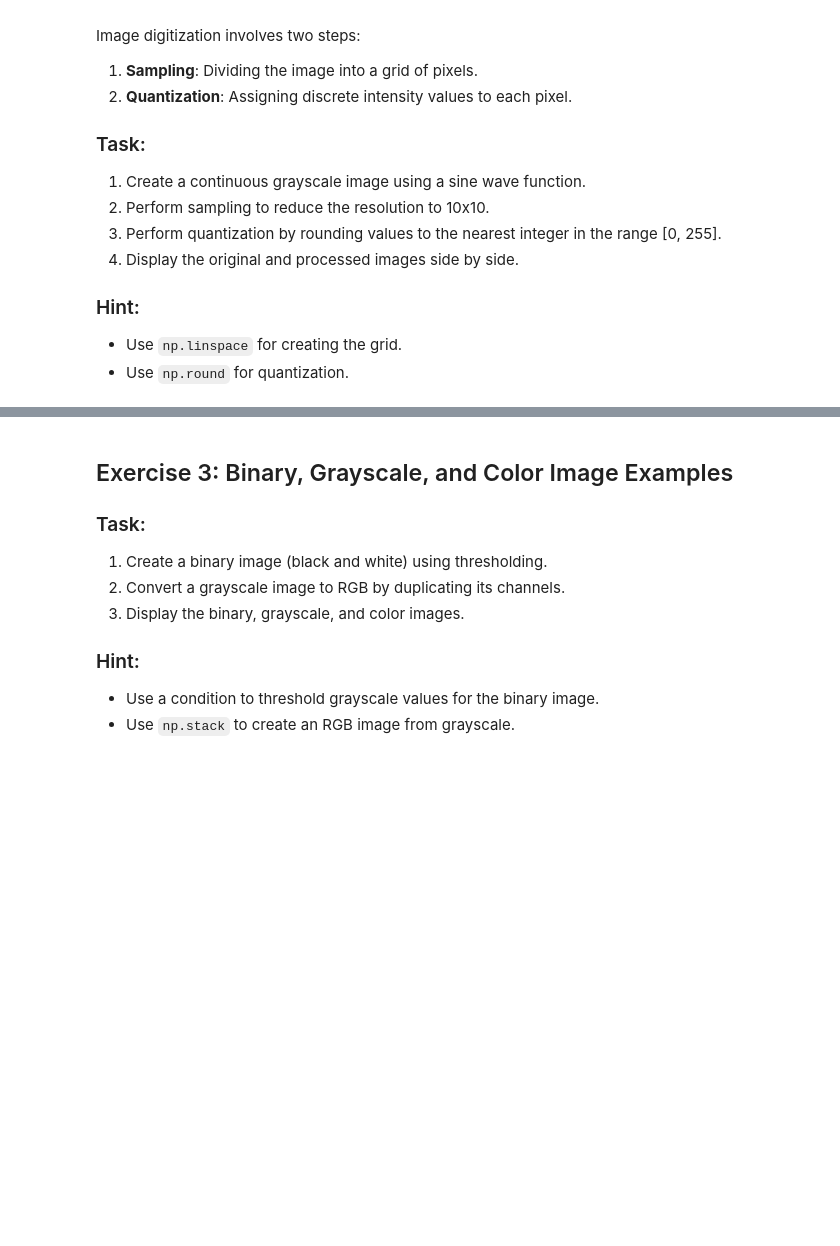
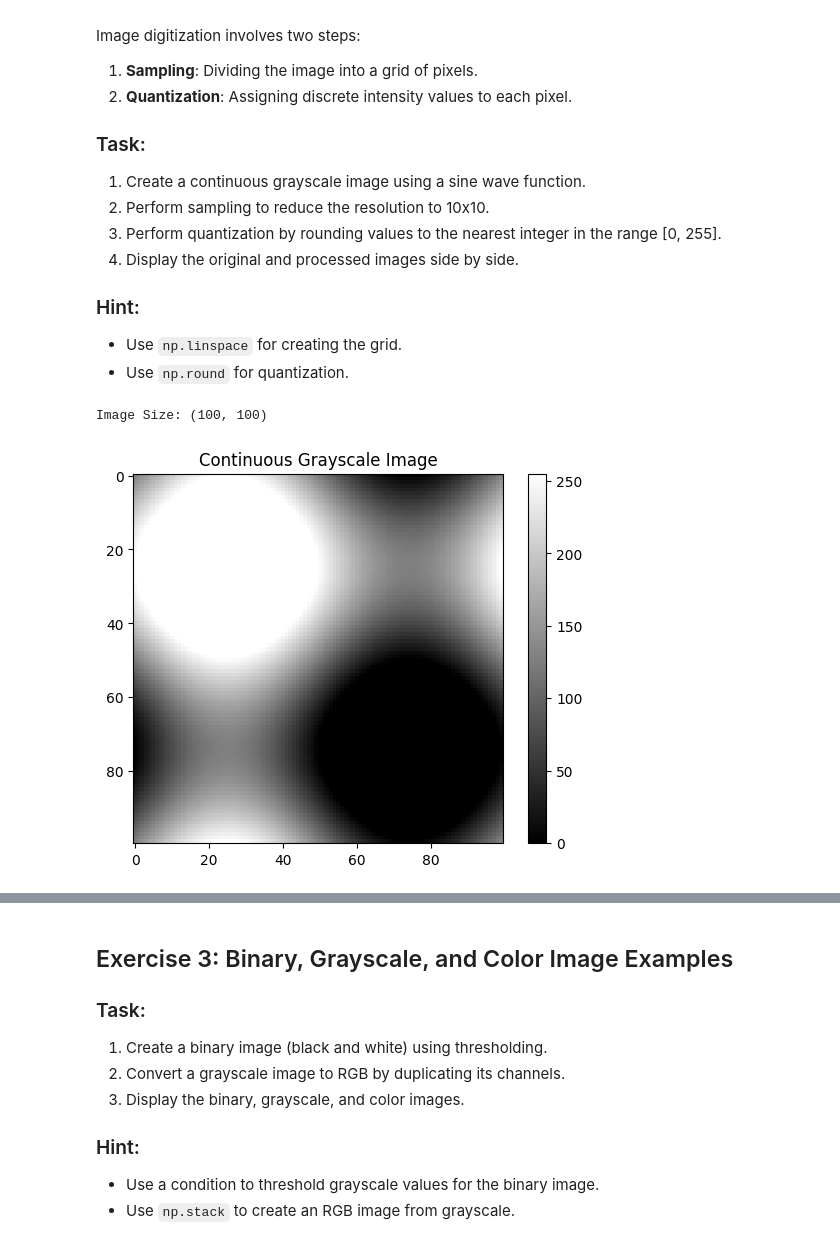
Before and after one commit to TinsBits/Computer_Vision_Exercises, a Jupyter notebook: CV2_Digital_Image_Fundamentals_Exercises.ipynb, the cells around one changed output, grey strips where cells are left out. Cells and saved outputs as stored; diff of their text form; code cells hidden in the pictures; blank space fills up the shorter version.

```diff
--- a/CV2_Digital_Image_Fundamentals_Exercises.ipynb
+++ b/CV2_Digital_Image_Fundamentals_Exercises.ipynb
@@ -57,3 +57,24 @@ Image digitization involves two steps:
 ### Hint:
 - Use `np.linspace` for creating the grid.
 - Use `np.round` for quantization.
+# %%
+# Generate continuous grayscale image (sine wave pattern)
+
+# Creates an array of 100 evenly spaced values between 0 and (2\pi).
+x = np.linspace(0, 2 * np.pi, 100)
+y = np.linspace(0, 2 * np.pi, 100)
+
+# Creates a grid of coordinates from the x and y arrays.
+X, Y = np.meshgrid(x, y)
+
+# Generates a continuous grayscale image based on a 2D sine wave pattern.
+# The values are scaled to be between 0 and 255.
+continuous_image = (np.sin(X) + np.sin(Y)) * 127.5 + 127.5
+print("Image Size:", continuous_image.shape)
+plt.imshow(continuous_image, cmap='gray', vmin=0, vmax=255)
+plt.colorbar()
+plt.title("Continuous Grayscale Image")
+plt.show()
+# %% [output]
+Image Size: (100, 100)
+[figure, added]
```
Also changed, not shown: parts of 6 cells of this notebook.
